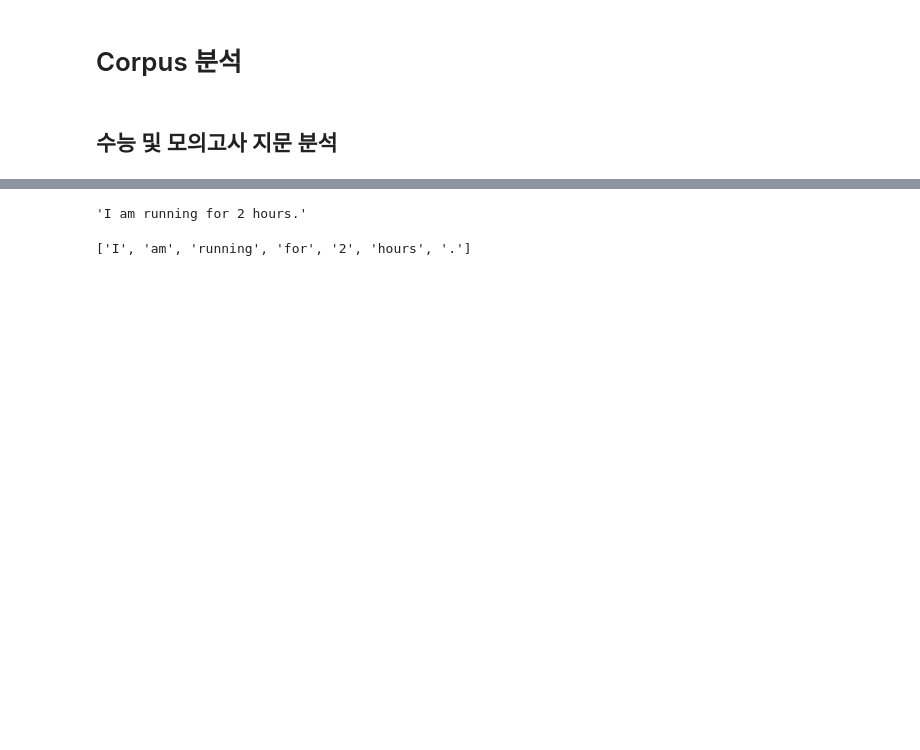
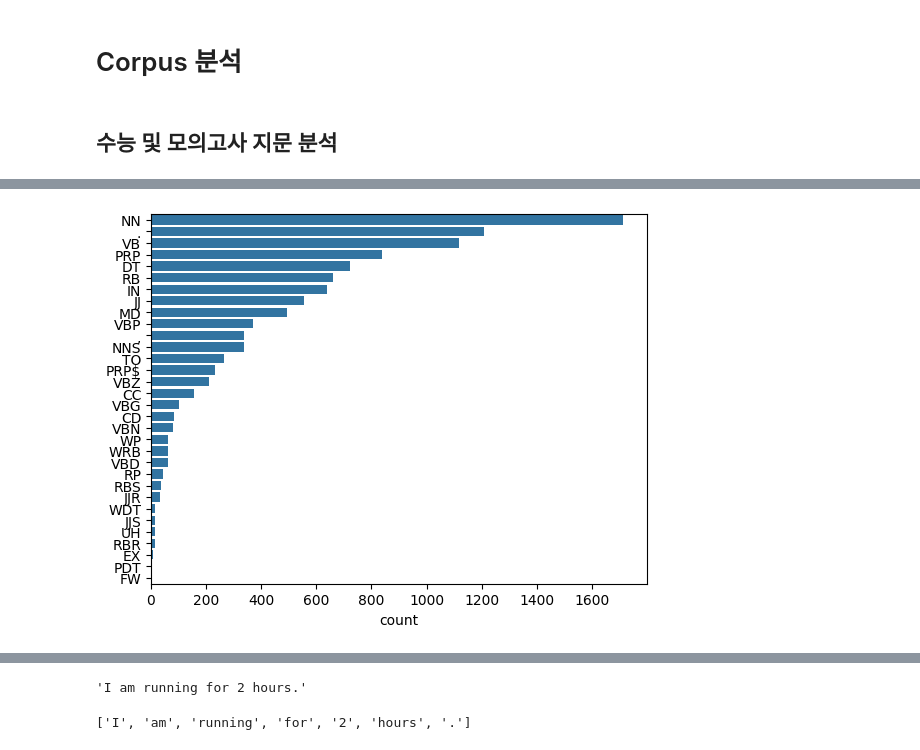
Before and after one commit to irregular6612/english-corpus-comparison, a Jupyter notebook: preprocessing.ipynb, the cells around one changed output, grey strips where cells are left out. Saved outputs shown, nothing was run; the diff lists cells and outputs as text; code cells hidden in the pictures; blank space fills up the shorter version.

```diff
--- a/preprocessing.ipynb
+++ b/preprocessing.ipynb
@@ -647,0 +635,4 @@ sns.countplot(pd.Series(pos_list))
+# %%
+listening_pos_list = plot_pos_tag(listening_corpus)
+# %% [output]
+[figure, added]
```
Also changed, not shown: parts of 14 cells of this notebook.
